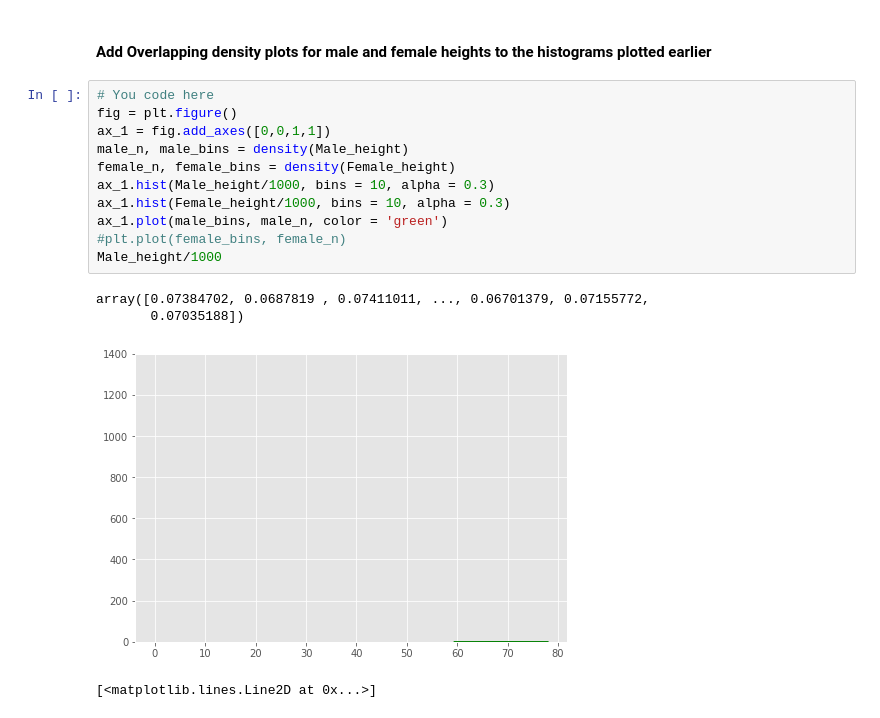
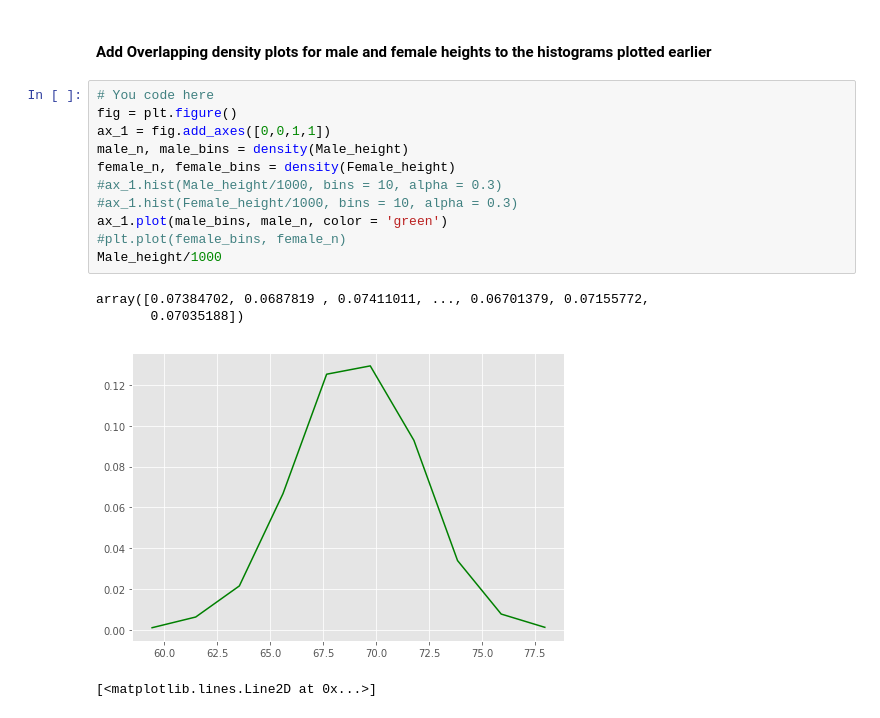
Before and after one commit to Gittekken/dsc-1-09-11-the-probability-density-function-lab-nyc-ds-career-012819, a Jupyter notebook: index.ipynb, the cells around one changed output. Drawn from its saved outputs; the diff is of its cells as text.

```diff
--- a/index.ipynb
+++ b/index.ipynb
@@ -102,18 +102,18 @@ plt.legend()
 # %%
 # You code here
 fig = plt.figure()
 ax_1 = fig.add_axes([0,0,1,1])
 male_n, male_bins = density(Male_height)
 female_n, female_bins = density(Female_height)
-ax_1.hist(Male_height/1000, bins = 10, alpha = 0.3)
-ax_1.hist(Female_height/1000, bins = 10, alpha = 0.3)
+#ax_1.hist(Male_height/1000, bins = 10, alpha = 0.3)
+#ax_1.hist(Female_height/1000, bins = 10, alpha = 0.3)
 ax_1.plot(male_bins, male_n, color = 'green')
 #plt.plot(female_bins, female_n)
 Male_height/1000
 # %% [output]
 array([0.07384702, 0.0687819 , 0.07411011, ..., 0.06701379, 0.07155772,
        0.07035188])
-[figure, old version]
+[figure, new version]
 # %%
 # %% [output]
 [<matplotlib.lines.Line2D at 0x...>]
```
